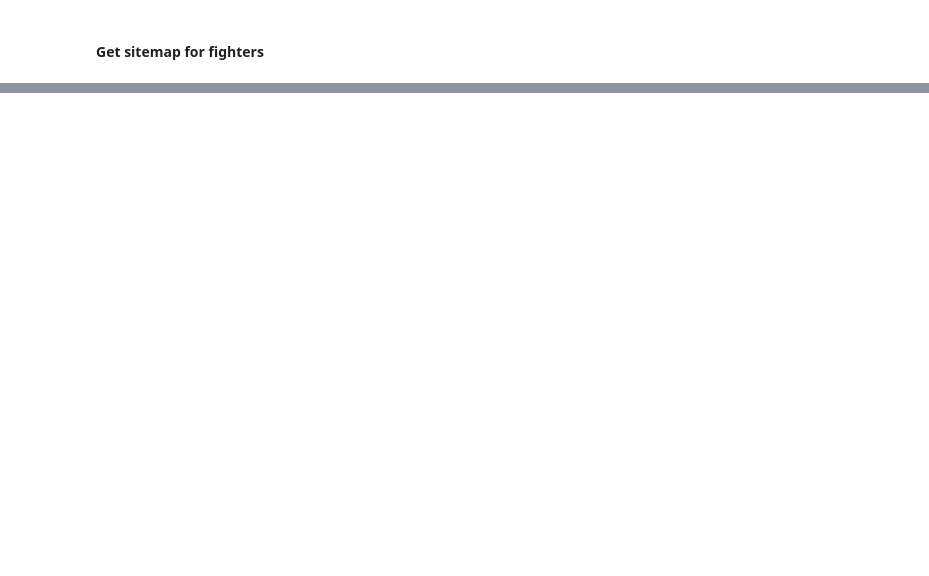
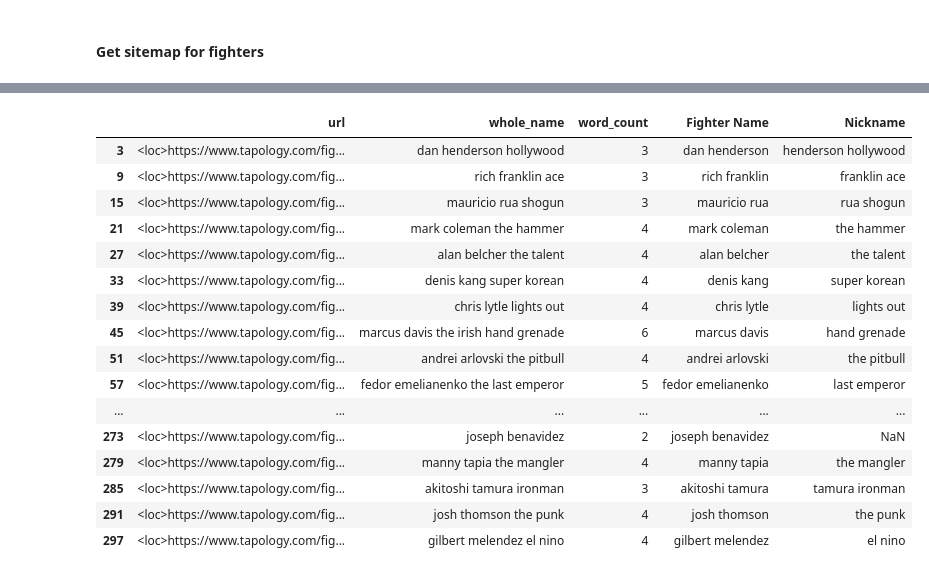
Before and after one commit to tmcroyce/UFC_Prediction_V2.1, a Jupyter notebook: V2_Newer_Notebooks/Scraping Tapology.ipynb, the cells around one changed output, grey strips where cells are left out. Saved outputs shown, nothing was run; the diff lists cells and outputs as text; code cells hidden in the pictures; blank space fills up the shorter version.

```diff
--- a/V2_Newer_Notebooks/Scraping Tapology.ipynb
+++ b/V2_Newer_Notebooks/Scraping Tapology.ipynb
@@ -86,0 +69,3 @@ df
+# %%
+df['whole_name'] = df['url'].str.split('/').str[-2]
+df
@@ -87,3 +148,38 @@ df
+# %%
+def extract_nickname(row):
+    # check the word_count column to see if there is a nickname
+    if row['word_count'] > 2:
+        # fighter name is first two words in whole_name
+        row['Fighter Name'] = ' '.join(row['whole_name'].split(' ')[:2])
+        # nickname is the last part
+        row['Nickname'] = ' '.join(row['whole_name'].split(' ')[-2:])
+    else:
+        row['Fighter Name'] = row['whole_name']
+        row['Nickname'] = np.nan
+
+    return row
+
+# Apply the function
+df = df.apply(extract_nickname, axis=1)
+df.head(50)
+# %% [output]
+|  | url | whole_name | word_count | Fighter Name | Nickname |
+| 3 | <loc>https://www.tapology.com/fig... | dan henderson hollywood | 3 | dan henderson | henderson hollywood |
+| 9 | <loc>https://www.tapology.com/fig... | rich franklin ace | 3 | rich franklin | franklin ace |
+| 15 | <loc>https://www.tapology.com/fig... | mauricio rua shogun | 3 | mauricio rua | rua shogun |
+| 21 | <loc>https://www.tapology.com/fig... | mark coleman the hammer | 4 | mark coleman | the hammer |
+| 27 | <loc>https://www.tapology.com/fig... | alan belcher the talent | 4 | alan belcher | the talent |
+| 33 | <loc>https://www.tapology.com/fig... | denis kang super korean | 4 | denis kang | super korean |
+| 39 | <loc>https://www.tapology.com/fig... | chris lytle lights out | 4 | chris lytle | lights out |
+| 45 | <loc>https://www.tapology.com/fig... | marcus davis the irish hand grenade | 6 | marcus davis | hand grenade |
+| 51 | <loc>https://www.tapology.com/fig... | andrei arlovski the pitbull | 4 | andrei arlovski | the pitbull |
+| 57 | <loc>https://www.tapology.com/fig... | fedor emelianenko the last emperor | 5 | fedor emelianenko | last emperor |
+| ... | ... | ... | ... | ... | ... |
+| 273 | <loc>https://www.tapology.com/fig... | joseph benavidez | 2 | joseph benavidez | NaN |
+| 279 | <loc>https://www.tapology.com/fig... | manny tapia the mangler | 4 | manny tapia | the mangler |
+| 285 | <loc>https://www.tapology.com/fig... | akitoshi tamura ironman | 3 | akitoshi tamura | tamura ironman |
+| 291 | <loc>https://www.tapology.com/fig... | josh thomson the punk | 4 | josh thomson | the punk |
+| 297 | <loc>https://www.tapology.com/fig... | gilbert melendez el nino | 4 | gilbert melendez | el nino |
 # %%
 df['sherdog_urls'] = df['url'].str.replace('<loc>', "").str.replace('<url>', '').str.strip()
 df
```
Also changed, not shown: parts of 14 cells of this notebook, 8 other files.
